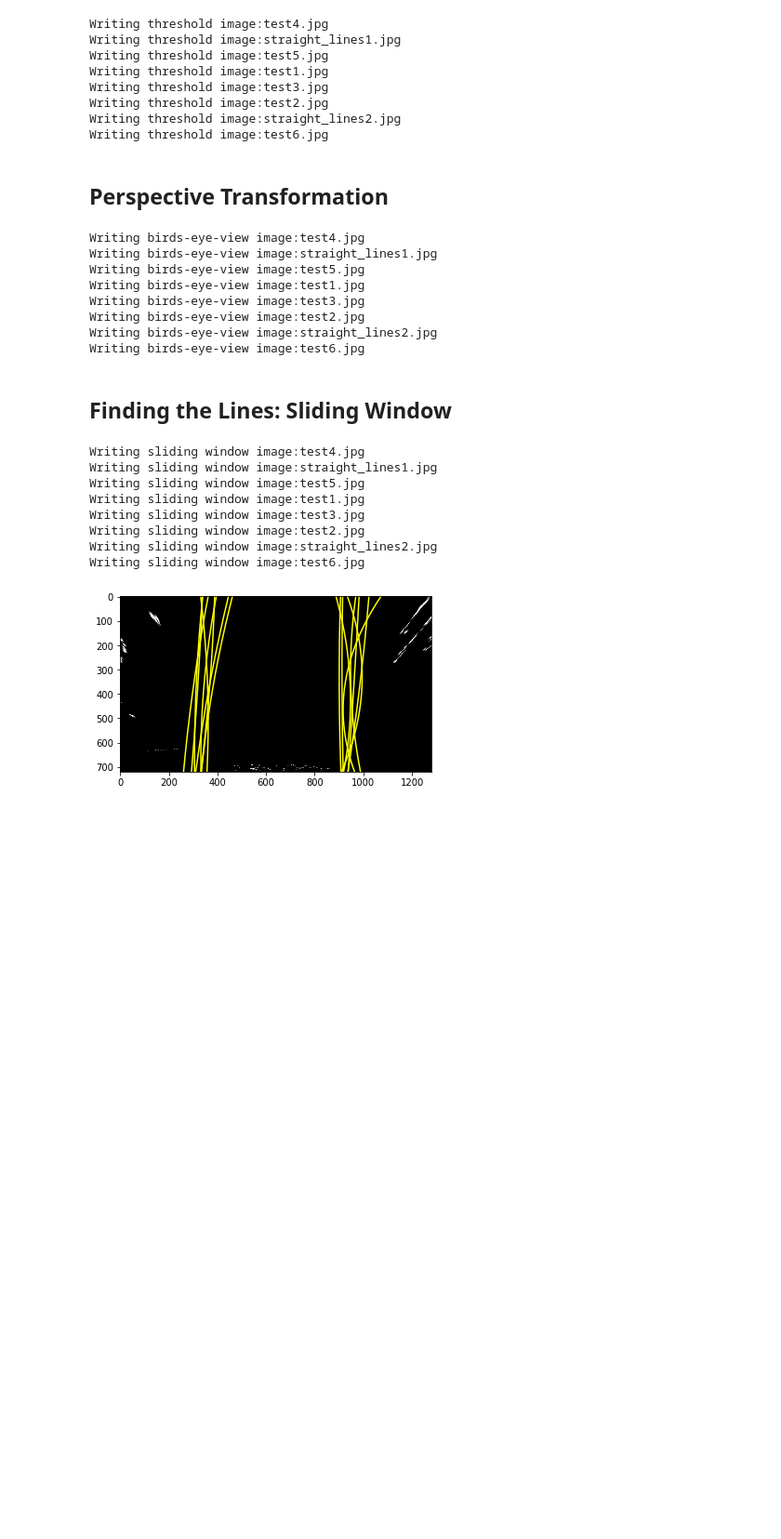
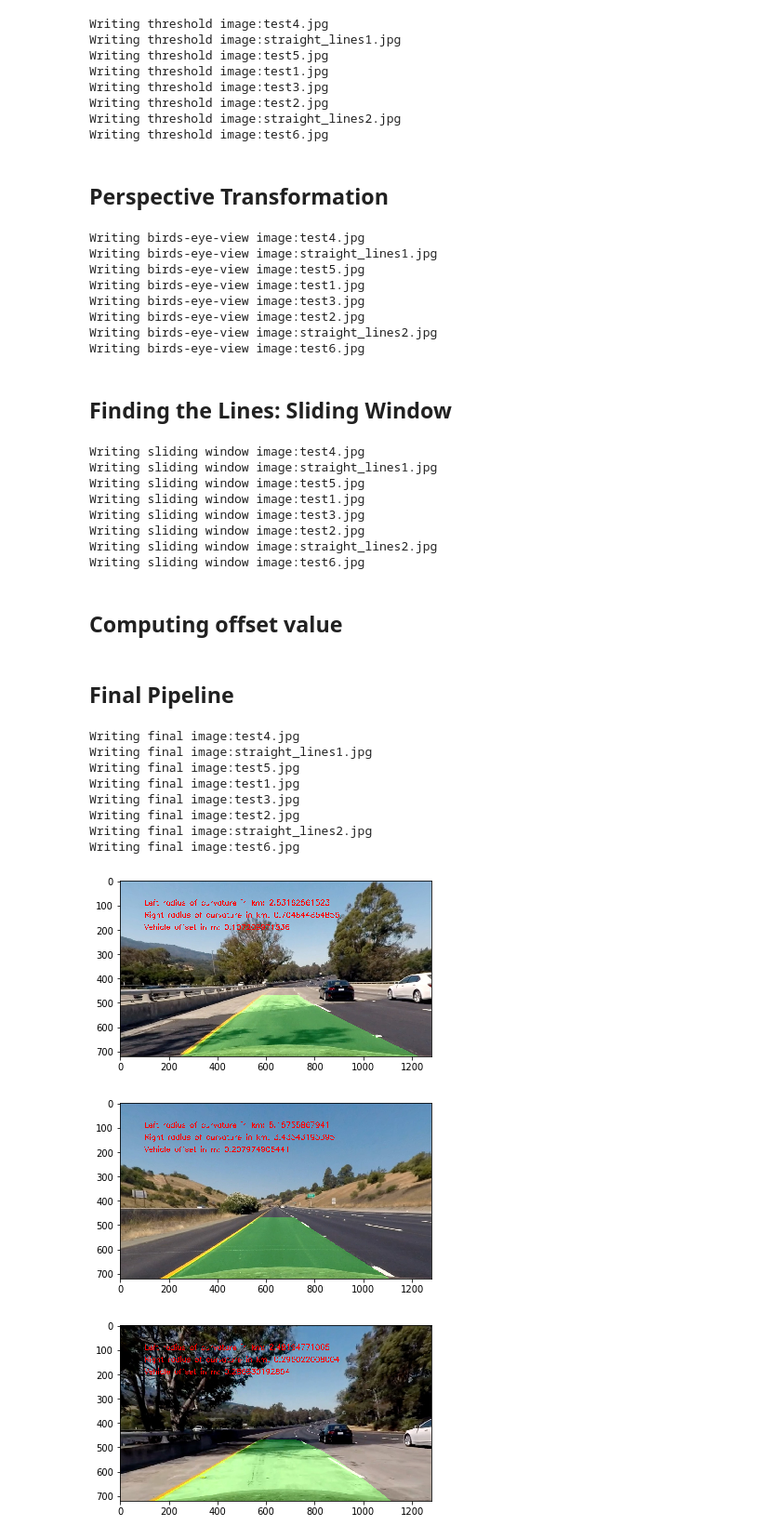
Before and after one commit to diwakarindoria/Advanced-Lane-Finding, a Jupyter notebook: project-2.ipynb, the cells around one changed output. Shown at 93% size. Saved outputs shown, nothing was run; the diff lists cells and outputs as text; code cells hidden in the pictures; blank space fills up the shorter version.

Commit message:
Final lane detecting

```diff
--- a/project-2.ipynb
+++ b/project-2.ipynb
@@ -33,6 +33,7 @@ import collections
 
 # Define global values
 ret, mtx, dist, rvecs, tvecs = None, None, None, None, None
+vehical_offset = 0
 
 ### Loading the distortion coefficients
 coeff = pickle.load(open("wide_dist_pickle.p","rb"))
@@ -289,7 +290,7 @@ Writing birds-eye-view image:test6.jpg
 # %% [markdown]
 ## Finding the Lines: Sliding Window
 # %%
-def find_lane_pixels(binary_warped):
+def find_lane_pixels(binary_warped, draw_window = True):
     # Take a histogram of the bottom half of the image
     histogram = np.sum(binary_warped[binary_warped.shape[0]//2:,:], axis=0)
     # Create an output image to draw on and visualize the result
@@ -333,10 +334,11 @@ def find_lane_pixels(binary_warped):
         win_xright_high = rightx_current + margin
 
         # Draw the windows on the visualization image
-        cv2.rectangle(out_img,(win_xleft_low,win_y_low),
-        (win_xleft_high,win_y_high),(0,255,0), 2)
-        cv2.rectangle(out_img,(win_xright_low,win_y_low),
-        (win_xright_high,win_y_high),(0,255,0), 2)
+        if draw_window == True:
+            cv2.rectangle(out_img,(win_xleft_low,win_y_low),
+            (win_xleft_high,win_y_high),(0,255,0), 2)
+            cv2.rectangle(out_img,(win_xright_low,win_y_low),
+            (win_xright_high,win_y_high),(0,255,0), 2)
 
         # Identify the nonzero pixels in x and y within the window #
         good_left_inds = ((nonzeroy >= win_y_low) & (nonzeroy < win_y_high) &
@@ -371,9 +373,9 @@ def find_lane_pixels(binary_warped):
     return leftx, lefty, rightx, righty, out_img
 
 
-def fit_polynomial(binary_warped):
+def fit_polynomial(binary_warped, draw_window = True):
     # Find our lane pixels first
-    leftx, lefty, rightx, righty, out_img = find_lane_pixels(binary_warped)
+    leftx, lefty, rightx, righty, out_img = find_lane_pixels(binary_warped, draw_window)
 
     # Fit a second order polynomial to each using `np.polyfit`
     left_fit = np.polyfit(lefty, leftx, 2)
@@ -396,8 +398,8 @@ def fit_polynomial(binary_warped):
     out_img[righty, rightx] = [0, 0, 255]
 
     # Plots the left and right polynomials on the lane lines
-    plt.plot(left_fitx, ploty, color='yellow')
-    plt.plot(right_fitx, ploty, color='yellow')
+    # plt.plot(left_fitx, ploty, color='yellow')
+    # plt.plot(right_fitx, ploty, color='yellow')
 
     return out_img
 # %%
@@ -417,7 +419,7 @@ for fname in images:
 
     out_img = fit_polynomial(binary_warped)
 
-    plt.imshow(out_img)
+    # plt.imshow(out_img)
 
     print("Writing sliding window image:"+fname)
     cv2.imwrite("test_images_output/identified-lane-line/" + fname, out_img)
@@ -430,4 +432,12 @@ Writing sliding window image:test3.jpg
 Writing sliding window image:test2.jpg
 Writing sliding window image:straight_lines2.jpg
 Writing sliding window image:test6.jpg
-[figure, removed]
+# %% [markdown]
+## Computing offset value
+# %%
+def compute_offset(left_fit_x, right_fit_x, img_size):
+    lane_center = (left_fit_x[-1] + right_fit_x[-1]) / 2
+    xm_per_pix = 3.7/700
+    return abs(img_size[1]/2 - lane_center) * xm_per_pix
+# %% [markdown]
+##  Final Pipeline
@@ -433,0 +620,28 @@ Writing sliding window image:test6.jpg
+# %%
+images = [f for f in listdir("test_images/") if isfile(join("test_images/", f))]
+
+for fname in images:
+    # intantiate the line configure class
+    left_lane = Line()
+    right_lane = Line()
+
+    # Load an Image
+    img = mpimg.imread("test_images/" + fname)
+
+    final_img = detecting_lane_lines(img)
+    plt.figure()
+    plt.imshow(final_img)
+    print("Writing final image:"+fname)
+    cv2.imwrite("test_images_output/lane-boundaries/" + fname, final_img)
+# %% [output]
+Writing final image:test4.jpg
+Writing final image:straight_lines1.jpg
+Writing final image:test5.jpg
+Writing final image:test1.jpg
+Writing final image:test3.jpg
+Writing final image:test2.jpg
+Writing final image:straight_lines2.jpg
+Writing final image:test6.jpg
+[figure, added]
+[figure, added]
+[figure, added]
```
Also changed, not shown: parts of 1 cell of this notebook, 8 other files.
